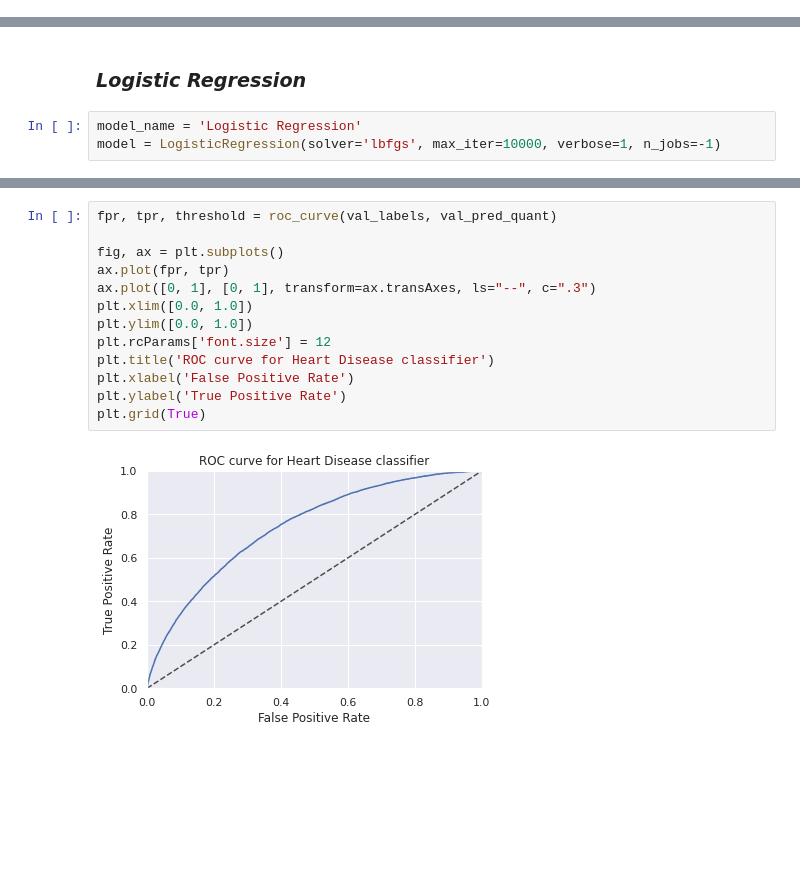
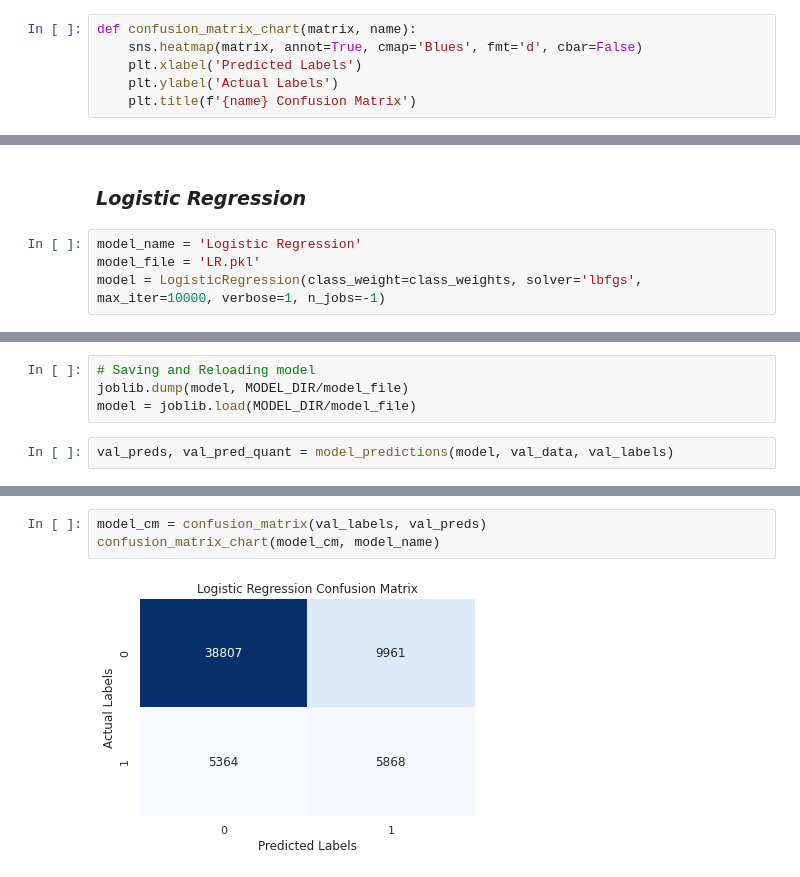
Before and after one commit to Chiosas/Cat_in_the_Dat_2, a Jupyter notebook: Categorical_Features_Project.ipynb, the cells around one changed output, grey strips where cells are left out. Drawn from its saved outputs; the diff is of its cells as text; blank space fills up the shorter version.

```diff
--- a/Categorical_Features_Project.ipynb
+++ b/Categorical_Features_Project.ipynb
@@ -634,0 +681,6 @@ val_data = val_data[list(val_data.filter(regex='enc'))]
+# %%
+def confusion_matrix_chart(matrix, name):
+    sns.heatmap(matrix, annot=True, cmap='Blues', fmt='d', cbar=False)
+    plt.xlabel('Predicted Labels')
+    plt.ylabel('Actual Labels')
+    plt.title(f'{name} Confusion Matrix')
@@ -636,7 +700,8 @@ val_data = val_data[list(val_data.filter(regex='enc'))]
 ### ***Logistic Regression***
 # %%
 model_name = 'Logistic Regression'
-model = LogisticRegression(solver='lbfgs', max_iter=10000, verbose=1, n_jobs=-1)
+model_file = 'LR.pkl'
+model = LogisticRegression(class_weight=class_weights, solver='lbfgs', max_iter=10000, verbose=1, n_jobs=-1)
 # %%
 model.fit(train_data, train_labels)
 # %% [output]
@@ -667,0 +715,6 @@ F1 score: 0.5415057915057915 or 54.15%
+# %%
+# Saving and Reloading model
+joblib.dump(model, MODEL_DIR/model_file)
+model = joblib.load(MODEL_DIR/model_file)
+# %%
+val_preds, val_pred_quant = model_predictions(model, val_data, val_labels)
@@ -689,15 +737,5 @@ Text(30.5, 0.5, 'Actual Labels')
-# %%
-fpr, tpr, threshold = roc_curve(val_labels, val_pred_quant)
-
-fig, ax = plt.subplots()
-ax.plot(fpr, tpr)
-ax.plot([0, 1], [0, 1], transform=ax.transAxes, ls="--", c=".3")
-plt.xlim([0.0, 1.0])
-plt.ylim([0.0, 1.0])
-plt.rcParams['font.size'] = 12
-plt.title('ROC curve for Heart Disease classifier')
-plt.xlabel('False Positive Rate')
-plt.ylabel('True Positive Rate')
-plt.grid(True)
-# %% [output]
-[figure, removed]
+# %%
+model_cm = confusion_matrix(val_labels, val_preds)
+confusion_matrix_chart(model_cm, model_name)
+# %% [output]
+[figure, added]
```
Also changed, not shown: parts of 33 cells of this notebook.
